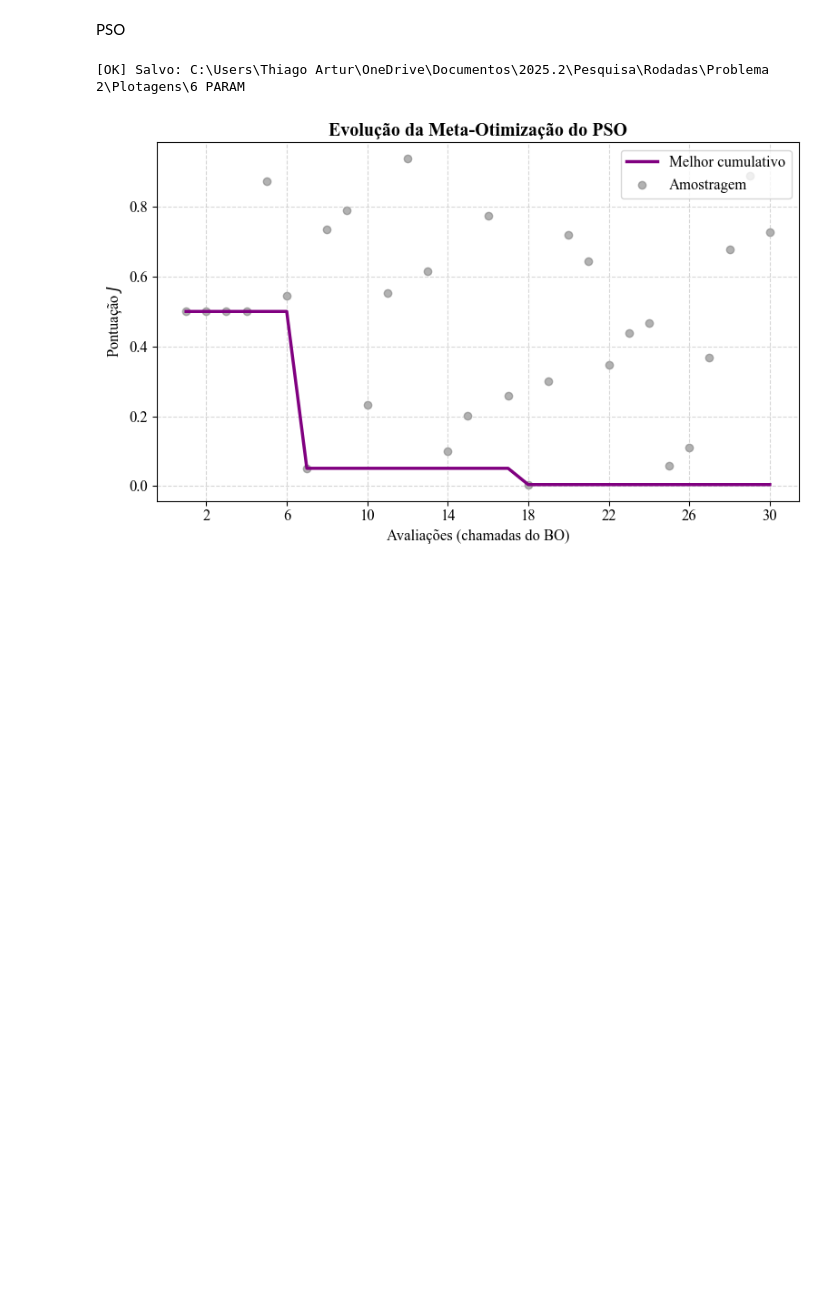
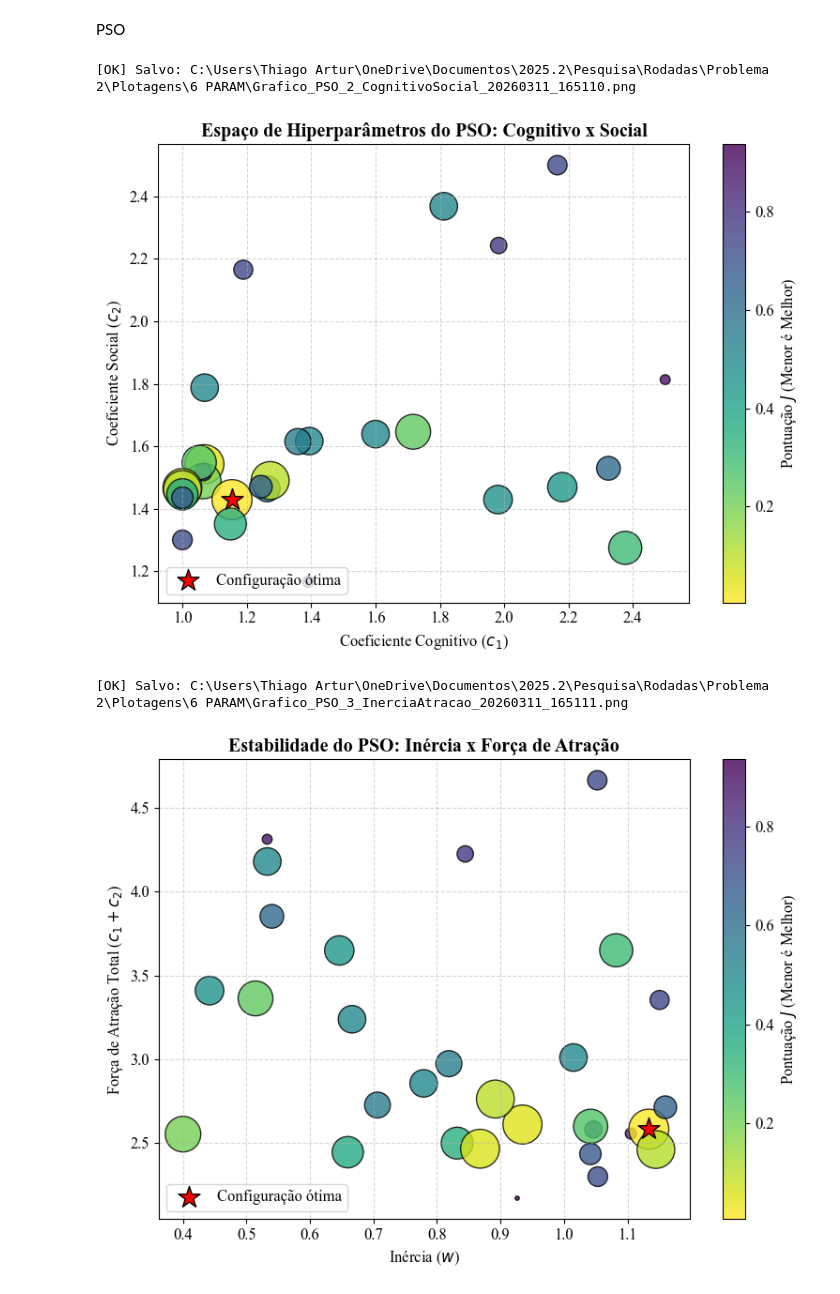
Before and after one commit to joaovfdias/optim_model_updating, a Jupyter notebook: plot/metaopt/plot.ipynb, the cells around one changed output. Saved outputs shown, nothing was run; the diff lists cells and outputs as text; code cells hidden in the pictures; blank space fills up the shorter version.

```diff
--- a/plot/metaopt/plot.ipynb
+++ b/plot/metaopt/plot.ipynb
@@ -49,12 +41,15 @@ PSO
 # %%
 algo = "PSO"
 # save_dir = False
 xticks = [2, 4]
 
 df_meta = pd.read_csv(os.path.join(data_dir, algo, f"meta_opt_{algo}.csv"))
 
-# plotar_mapa_calor_ga(df_meta, salvar_em=save_dir)
-plotar_aprendizado_pop(df_meta, algo=algo, xticks=xticks, salvar_em=save_dir)
+# plotar_aprendizado_pop(df_meta, algo=algo, xticks=xticks, salvar_em=save_dir)
+plotar_mapa_calor_pso_cognitivo_social(df_meta, salvar_em=save_dir)
+plotar_mapa_calor_pso_inercia_atracao(df_meta, salvar_em=save_dir)
 # %% [output]
-[OK] Salvo: C:\Users\Thiago Artur\OneDrive\Documentos\2025.2\Pesquisa\Rodadas\Problema 2\Plotagens\6 PARAM
+[OK] Salvo: C:\Users\Thiago Artur\OneDrive\Documentos\2025.2\Pesquisa\Rodadas\Problema 2\Plotagens\6 PARAM\Grafico_PSO_2_CognitivoSocial_20260311_165110.png
-[figure, old version]
+[figure, new version]
+[OK] Salvo: C:\Users\Thiago Artur\OneDrive\Documentos\2025.2\Pesquisa\Rodadas\Problema 2\Plotagens\6 PARAM\Grafico_PSO_3_InerciaAtracao_20260311_165111.png
+[figure, added]
```
Also changed, not shown: parts of 2 cells of this notebook, 1 other file.
